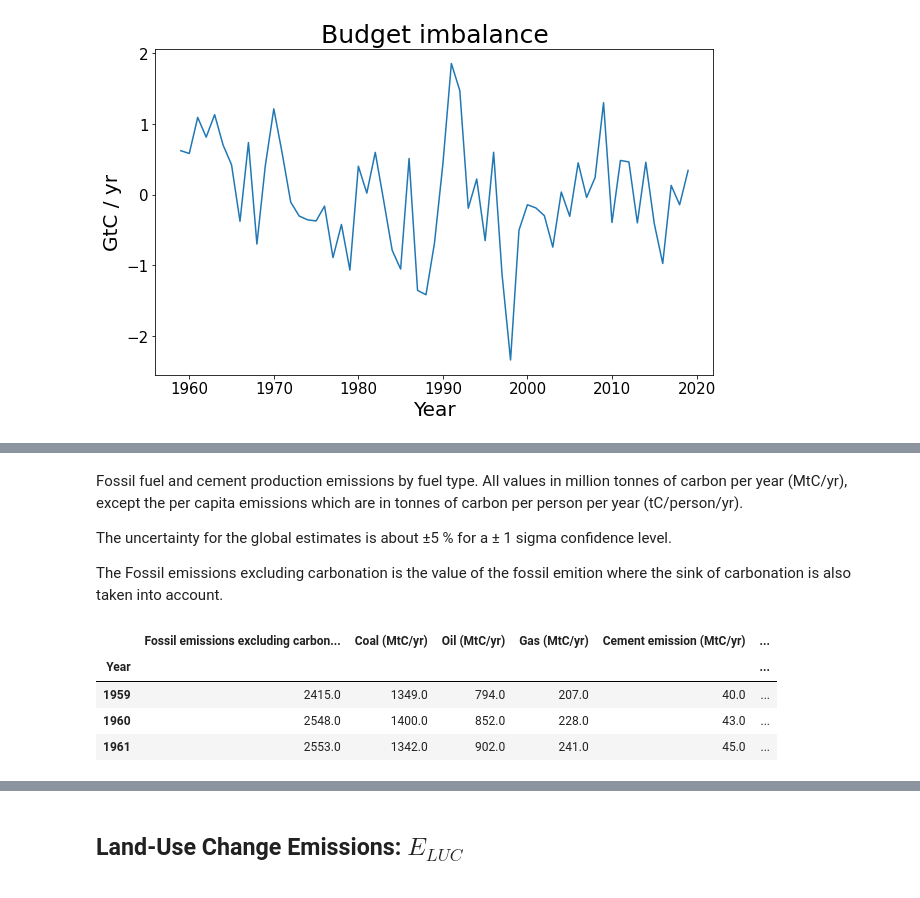
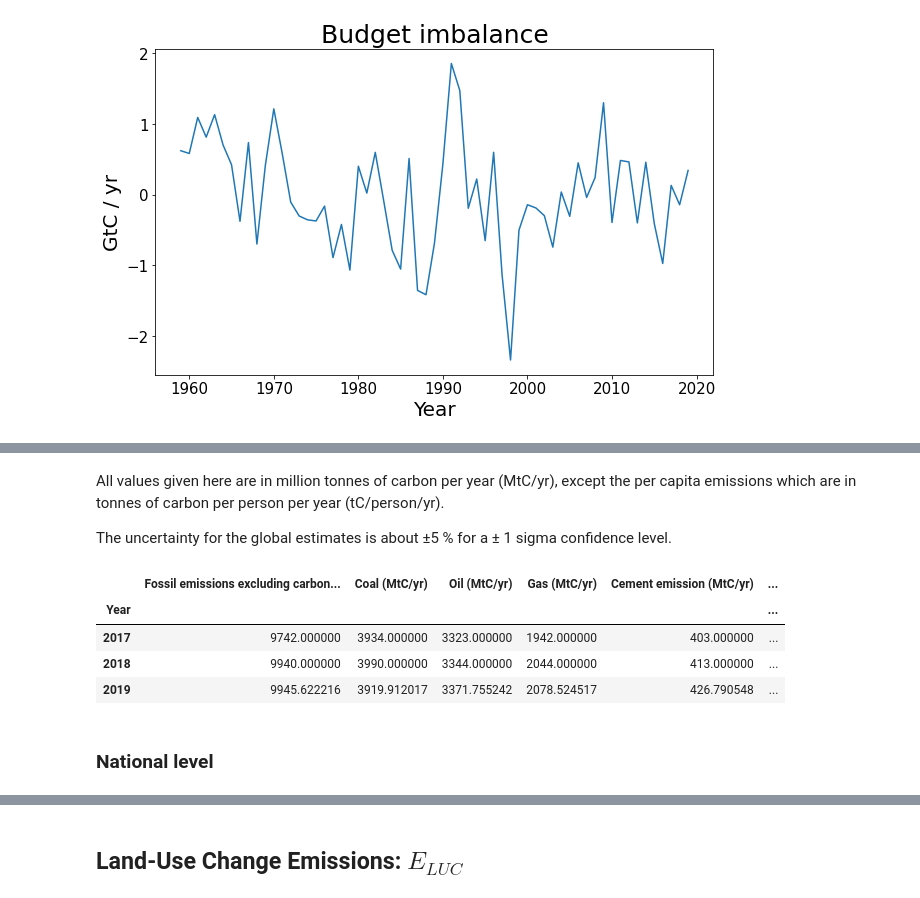
Before and after one commit to OpenGeoScales/ogs-data-exploration, a Jupyter notebook: notebooks/ghg-emissions/gcp/GCP_Exploration.ipynb, the cells around one changed output, grey strips where cells are left out. Saved outputs shown, nothing was run; the diff lists cells and outputs as text; code cells hidden in the pictures.

```diff
--- a/notebooks/ghg-emissions/gcp/GCP_Exploration.ipynb
+++ b/notebooks/ghg-emissions/gcp/GCP_Exploration.ipynb
@@ -105,30 +127,30 @@ Text(0, 0.5, 'GtC / yr')
 # %% [markdown]
-Fossil fuel and cement production emissions by fuel type. All values in million tonnes of carbon per year (MtC/yr), except the per capita emissions which are in tonnes of carbon per person per year (tC/person/yr).
+All values given here are in million tonnes of carbon per year (MtC/yr), except the per capita emissions which are in tonnes of carbon per person per year (tC/person/yr).
 
 The uncertainty for the global estimates is about ±5 % for a ± 1 sigma confidence level. <br/>
-
-The Fossil emissions excluding carbonation is the value of the fossil emition where the sink of carbonation is also taken into account.
 # %%
 # Read file
 df_fe = pd.read_excel(xls, 'Fossil Emissions by Category',header=8)
 
 # Drop blank columns
 df_fe = df_fe.iloc[:,:9]
 
 # Rename columns
 df_fe.rename(columns={"fossil emissions excluding carbonation":"Fossil emissions excluding carbonation (MtC/yr)",
                      "Coal":"Coal (MtC/yr)","Oil":"Oil (MtC/yr)","Gas":"Gas (MtC/yr)",
                      "Cement emission":"Cement emission (MtC/yr)","Flaring":"Flaring (MtC/yr)",
                      "Other":"Other (MtC/yr)","Per Capita":"Per Capita (tC/person/yr)"},inplace=True)
 
 # Change column Year to index
 df_fe.set_index("Year",inplace=True)
 
 # Visual inspection
-df_fe.head(3)
+df_fe.tail(3)
 # %% [output]
 |  | Fossil emissions excluding carbon... | Coal (MtC/yr) | Oil (MtC/yr) | Gas (MtC/yr) | Cement emission (MtC/yr) | ... |
 | Year |  |  |  |  |  | ... |
-| 1959 | 2415.0 | 1349.0 | 794.0 | 207.0 | 40.0 | ... |
-| 1960 | 2548.0 | 1400.0 | 852.0 | 228.0 | 43.0 | ... |
-| 1961 | 2553.0 | 1342.0 | 902.0 | 241.0 | 45.0 | ... |
+| 2017 | 9742.000000 | 3934.000000 | 3323.000000 | 1942.000000 | 403.000000 | ... |
+| 2018 | 9940.000000 | 3990.000000 | 3344.000000 | 2044.000000 | 413.000000 | ... |
+| 2019 | 9945.622216 | 3919.912017 | 3371.755242 | 2078.524517 | 426.790548 | ... |
+# %% [markdown]
+<h3>National level</h3>
```
Also changed, not shown: parts of 27 cells of this notebook.
